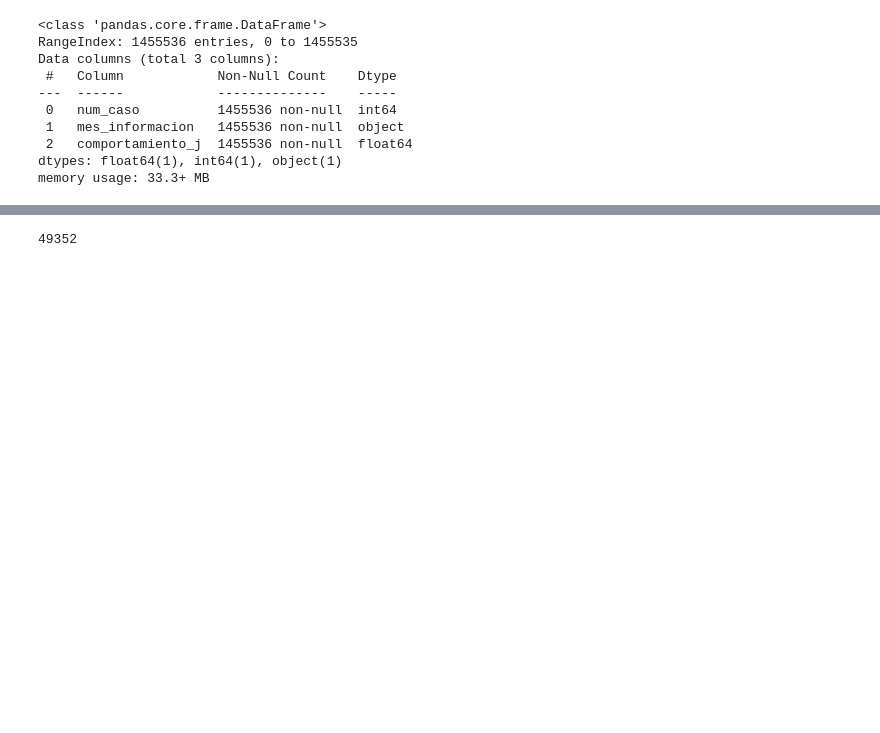
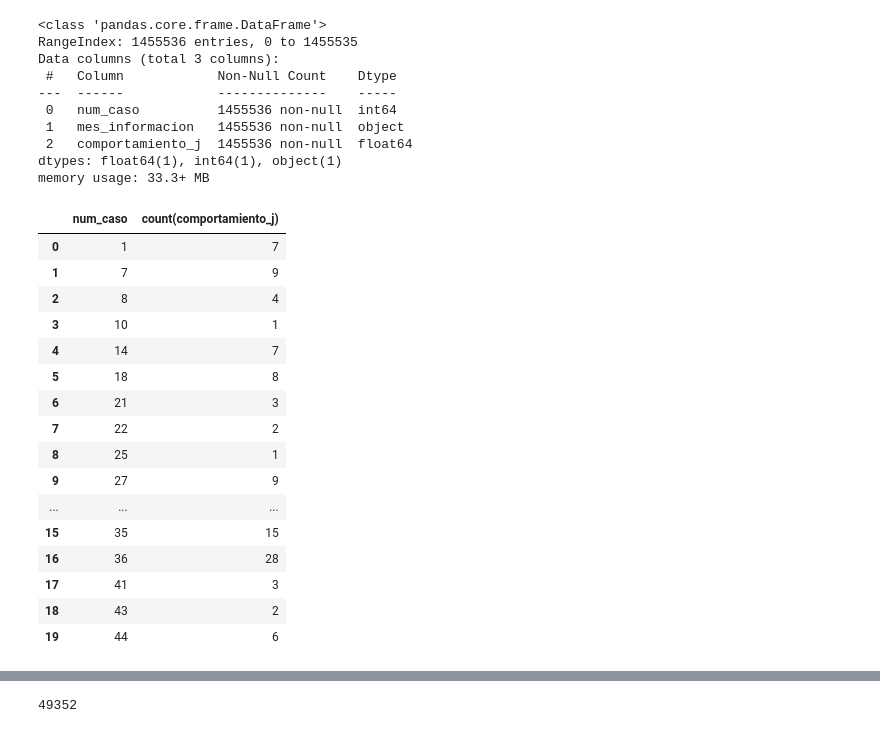
Before and after one commit to BrianPgz/HomeWork1_ML, a Jupyter notebook: Ejercicio1.ipynb, the cells around one changed output, grey strips where cells are left out. Saved outputs shown, nothing was run; the diff lists cells and outputs as text; code cells hidden in the pictures; blank space fills up the shorter version.

```diff
--- a/Ejercicio1.ipynb
+++ b/Ejercicio1.ipynb
@@ -192,6 +203,6 @@ La consulta en el registro 2 indica que el máximo registro del tiempo no siempr
 query ="""
        select num_caso,count(Tiempo_aparicion) as cantidad_tramites
        from bd_comportamiento_2 where Tiempo_aparicion=0
-       group by num_caso, Tiempo_aparicion
+       group by num_caso
        """
-sqldf.run(query).head()
+no_tramites=sqldf.run(query)
@@ -204,0 +209,13 @@ sqldf.run(query).head()
+# %%
+query ="""
+       select num_caso,max(mes_informacion) as ultima_fecha
+       from bd_comportamiento_2
+       group by num_caso
+       """
+ultimafecha=sqldf.run(query)
+# %%
+query ="""
+       select n.num_caso,n.cantidad_tramites,u.ultima_fecha
+       from no_tramites as n inner join ultimafecha as u on n.num_caso=u.num_caso
+       """
+sintesis_c2=sqldf.run(query)
@@ -226,3 +294,29 @@ Data columns (total 3 columns):
  2   comportamiento_j  1455536 non-null  float64
 dtypes: float64(1), int64(1), object(1)
 memory usage: 33.3+ MB
+# %%
+query="""
+      select num_caso, count(comportamiento_j)
+      from bd_comportamiento_3
+      where comportamiento_j!=0
+      group by num_caso
+"""
+sqldf.run(query).head(20)
+# %% [output]
+|  | num_caso | count(comportamiento_j) |
+| 0 | 1 | 7 |
+| 1 | 7 | 9 |
+| 2 | 8 | 4 |
+| 3 | 10 | 1 |
+| 4 | 14 | 7 |
+| 5 | 18 | 8 |
+| 6 | 21 | 3 |
+| 7 | 22 | 2 |
+| 8 | 25 | 1 |
+| 9 | 27 | 9 |
+| ... | ... | ... |
+| 15 | 35 | 15 |
+| 16 | 36 | 28 |
+| 17 | 41 | 3 |
+| 18 | 43 | 2 |
+| 19 | 44 | 6 |
```
Also changed, not shown: parts of 10 cells of this notebook.
